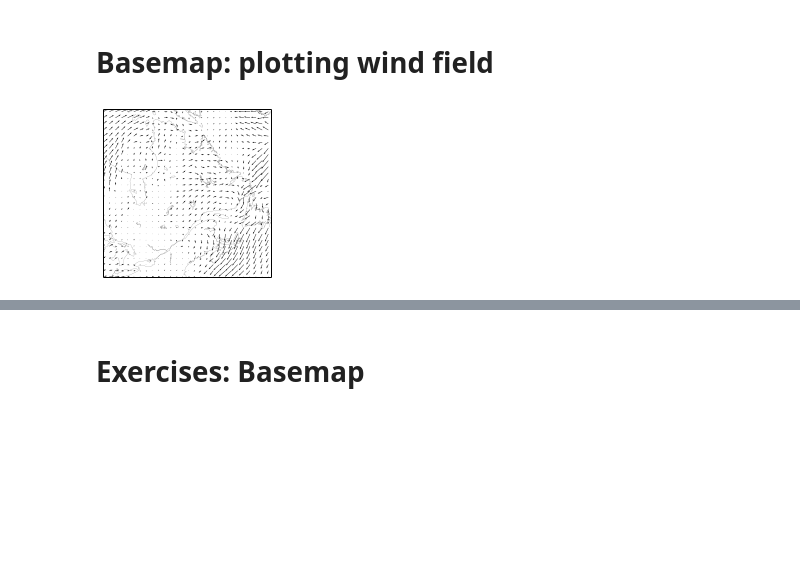
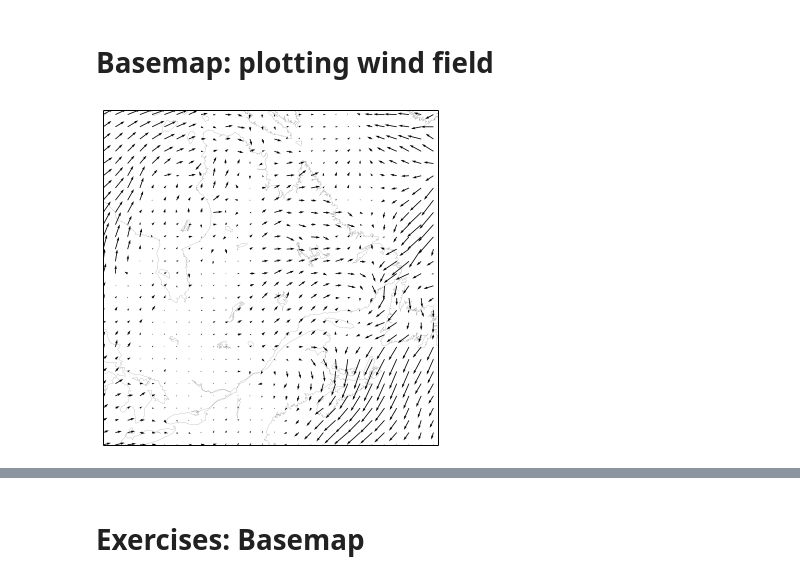
Before and after one commit to guziy/guziy.github.io, a Jupyter notebook: CNRCWP_student_workshop_2013-12-17/Python_CNRCWP_tutorial.ipynb, the cells around one changed output, grey strips where cells are left out. Cells and saved outputs as stored; diff of their text form; code cells hidden in the pictures; blank space fills up the shorter version.

```diff
--- a/CNRCWP_student_workshop_2013-12-17/Python_CNRCWP_tutorial.ipynb
+++ b/CNRCWP_student_workshop_2013-12-17/Python_CNRCWP_tutorial.ipynb
@@ -1137,16 +1137,18 @@ ds_wind.close()
 # %%
 from matplotlib.font_manager import FontProperties
 # %%
+fig = plt.figure()
+fig.set_size_inches(6,8)
 Q = b.quiver(x[::8, ::8], y[::8, ::8],
              u[::8, ::8] * coef_wind, v[::8, ::8] * coef_wind)
 # make quiver key.
 qk = plt.quiverkey(Q, 0.35, 0.1, 5, '5 m/s', labelpos='N',
                    coordinates = "figure",
                    fontproperties = dict(weight="bold"))
 b.drawcoastlines(linewidth = 0.1);
 plt.savefig("wind.jpeg");
 # %% [output]
-[figure, old version]
+[figure, new version]
 # %% [markdown]
 # Basemap: plotting wind field (saved image looks better)
 
```
Also changed, not shown: parts of 14 cells of this notebook, 2 other files.
